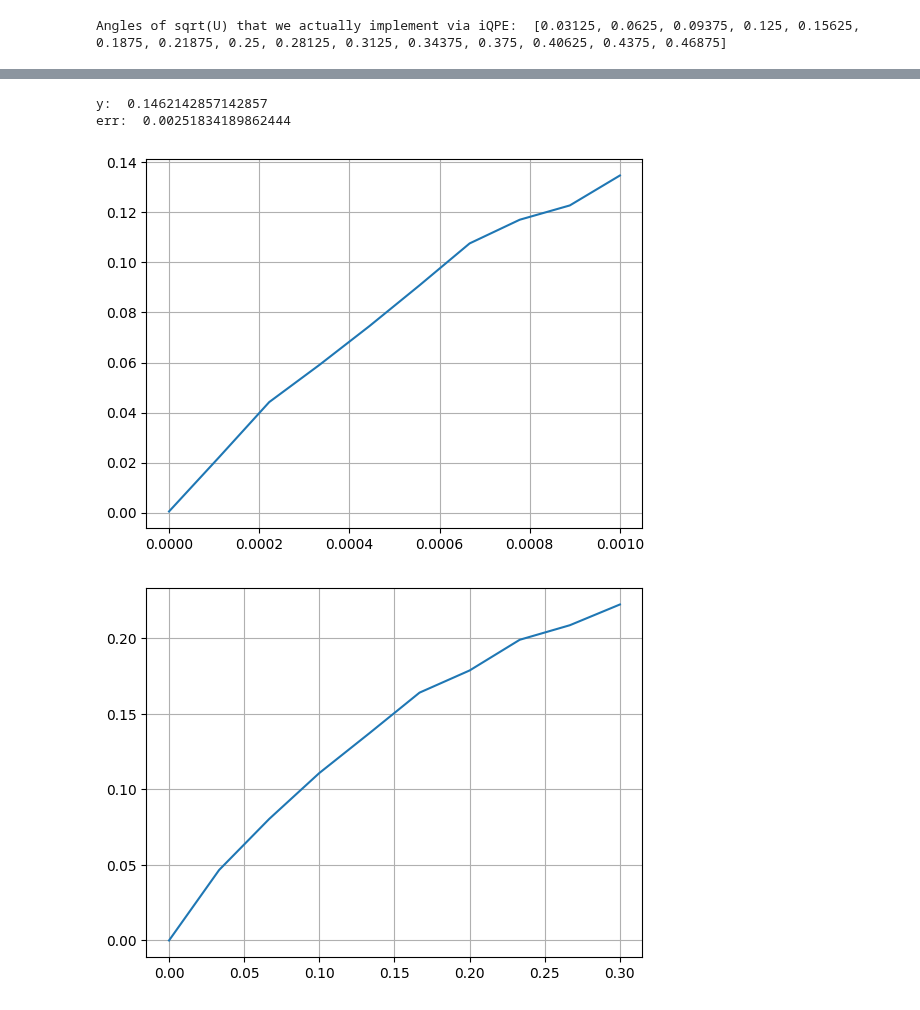
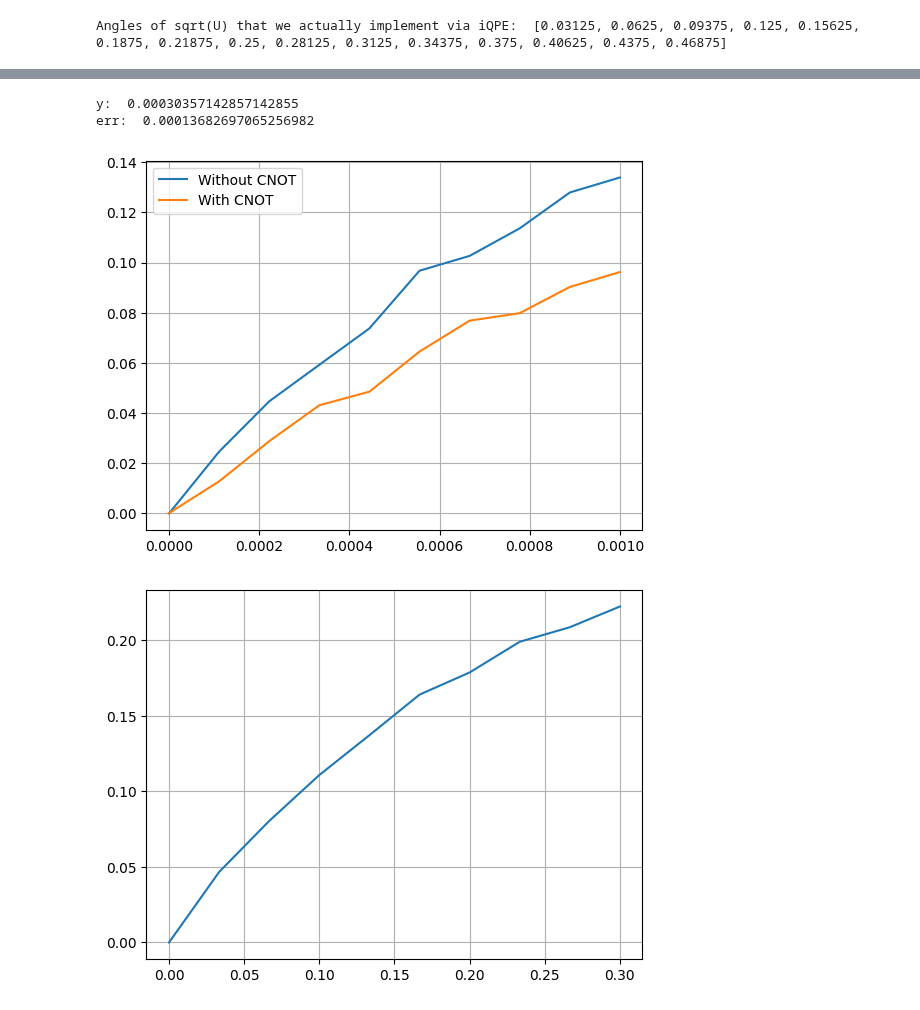
Before and after one commit to RicemanBoy/iqpe, a Jupyter notebook: h+toff synthesis/h+toff_iqpe.ipynb, the cells around one changed output, grey strips where cells are left out. Drawn from its saved outputs; the diff is of its cells as text; code cells hidden in the pictures.

Commit message:
okk neuer circuit mit cx d=3 läiuft

```diff
--- a/h+toff synthesis/h+toff_iqpe.ipynb
+++ b/h+toff synthesis/h+toff_iqpe.ipynb
@@ -141,24 +140,36 @@ def cu(qc: QuantumCircuit, index=0):
     U(qc, pos=1, decomp=adj, index=index)
     qc.cx(0,1)
 
-def U_htoff(qc: QuantumCircuit, index=0):
+def U_htoff(qc: QuantumCircuit, index=0, cx = False):
     # qc.reset((1,2))
-    with open("htoff15_TEST_1e-2.txt", "r") as f:
-        htoff_decomp = [
-            [tuple(item.split("_")[0:1] + [int(x) for x in item.split("_")[1:]])
-            for item in line.strip().split(",")]
-            for line in f
-        ]
+    if cx:
+        with open("htoffcx15_1e-2.txt", "r") as f:
+            htoff_decomp = [
+                [tuple(item.split("_")[0:1] + [int(x) for x in item.split("_")[1:]])
+                for item in line.strip().split(",")]
+                for line in f
+            ]
+    else:
+        with open("htoff15_1e-2.txt", "r") as f:
+                htoff_decomp = [
+                    [tuple(item.split("_")[0:1] + [int(x) for x in item.split("_")[1:]])
+                    for item in line.strip().split(",")]
+                    for line in f
+                ]
     # htoff_decomp.reverse()
     for i in htoff_decomp[index]:
         if i[0] == "X":
             qc.x(i[1])
+        elif i[0] == "Z":
+            qc.z(i[1])
         elif i[0] == "H":
             qc.h(i[1])
         elif i[0] == "Z":
             qc.z(i[1])
         elif i[0] == "CCX":
             qc.ccx(i[1],i[2],i[3])
+        elif i[0] == "CX":
+            qc.cx(i[1],i[2])
         else:
             print("MISSING GATE")
 
@@ -175,7 +186,7 @@ def convert(bin: str):                  #konvertiert den bitstring in decimal, e
             n += 1/2**(i+1)
     return n
 
-def iQPE_ry_ramsey(shots: int, noise = 0, bias = 0):                 #das ist mit der decomp!
+def iQPE_ry_ramsey(shots: int, noise = 0, bias = 0, cnot=False):                 #das ist mit der decomp!
     angles = np.linspace(0,1,17)[1:16][1::2]
     p = noise
     p_x, p_z = 0, 0
@@ -208,8 +219,8 @@ def iQPE_ry_ramsey(shots: int, noise = 0, bias = 0):                 #das ist mi
         for k in range(3):
             qc.id((0,1,2))
             for _ in range(2**(2-k)):
-                U_htoff(qc, index=2*o+1)
-                U_htoff(qc, index=2*o+1)
+                U_htoff(qc, index=2*o+1, cx = cnot)
+                U_htoff(qc, index=2*o+1, cx = cnot)
                 # U_htoff(qc, index=2*o+1)
                 # U_htoff(qc, index=2*o+1)
             if k == 1:
@@ -252,13 +263,13 @@ def iQPE_ry_ramsey(shots: int, noise = 0, bias = 0):                 #das ist mi
 
     return y, err, gatecount/(3*len(angles))
 # %%
-y, err, gatecount = iQPE_ry_ramsey(1000, 0.001, 0)
+y, err, gatecount = iQPE_ry_ramsey(1000, 0.000, 0)
 
 print("y: ", y)
 print("err: ", err)
 # %% [output]
-y:  0.1462142857142857
-err:  0.00251834189862444
+y:  0.00030357142857142855
+err:  0.00013682697065256982
 # %%
 def iQPEnew_ry_testing(shots: int, p: float, bias = 0):                 #so wie iQPE, aber ohne diese kack for loop, err bar ist dann theoretisch nicht 100% korrekt
     angles = np.linspace(0,1,17)[1:16]#[1::2]
@@ -401,19 +412,25 @@ def iQPEnew7_ry_testing(shots: int, p: float, bias = 0):                 #so wie
     return y, err, gatecount/(3*len(angles))
 # %%
 y0, err0 = [], []
+y1, err1 = [], []
 
 noise = np.linspace(0,0.001,10)
 
 for i in noise:
-    y, err, gatecount = iQPE_ry_ramsey(shots=400, noise = i, bias =-1e99)
+    y, err, gatecount = iQPE_ry_ramsey(shots=400, noise = i, bias =-1e99, cnot=False)
     y0.append(y), err0.append(err)
 
+    y, err, gatecount = iQPE_ry_ramsey(shots=400, noise = i, bias =-1e99, cnot=True)
+    y1.append(y), err1.append(err)
 
-plt.plot(noise, y0)
+
+plt.plot(noise, y0, label="Without CNOT")
+plt.plot(noise, y1, label="With CNOT")
+plt.legend()
 plt.grid()
 plt.show()
 # %% [output]
-[figure, old version]
+[figure, new version]
 # %%
 y1, err1 = [], []
 
```
Also changed, not shown: parts of 6 cells of this notebook, 9 other files.
